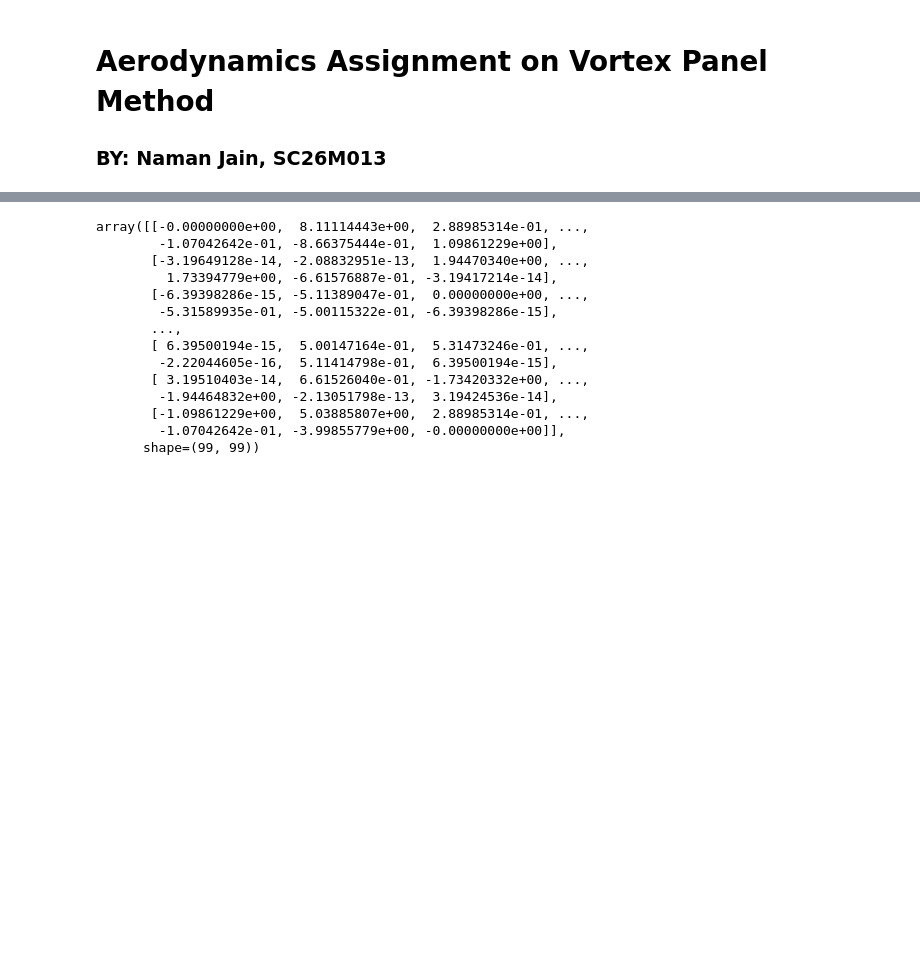
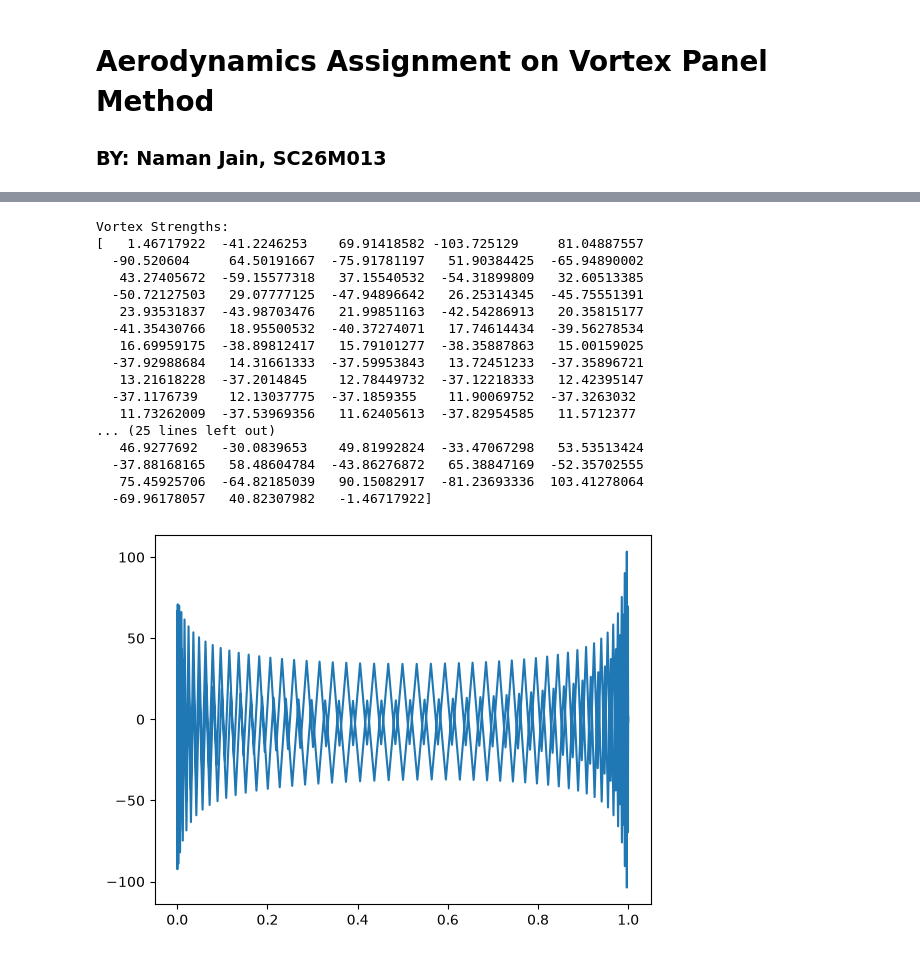
Before and after one commit to printhellonaman/Vortex-Panel-Method, a Jupyter notebook: Vortex_Panel.ipynb, the cells around one changed output, grey strips where cells are left out. Saved outputs shown, nothing was run; the diff lists cells and outputs as text; code cells hidden in the pictures; blank space fills up the shorter version.

```diff
--- a/Vortex_Panel.ipynb
+++ b/Vortex_Panel.ipynb
@@ -142,18 +178,53 @@ def J_matrix(N, l, x_c, y_c1, theta_p, x1, x2, y1, y2):
-# %%
-c = J_matrix(N, l, x_c, y_c1, theta_p, x1,x2,  y1, y2)
-c
-# %% [output]
-array([[-0.00000000e+00,  8.11114443e+00,  2.88985314e-01, ...,
-        -1.07042642e-01, -8.66375444e-01,  1.09861229e+00],
-       [-3.19649128e-14, -2.08832951e-13,  1.94470340e+00, ...,
-         1.73394779e+00, -6.61576887e-01, -3.19417214e-14],
-       [-6.39398286e-15, -5.11389047e-01,  0.00000000e+00, ...,
-        -5.31589935e-01, -5.00115322e-01, -6.39398286e-15],
-       ...,
-       [ 6.39500194e-15,  5.00147164e-01,  5.31473246e-01, ...,
-        -2.22044605e-16,  5.11414798e-01,  6.39500194e-15],
-       [ 3.19510403e-14,  6.61526040e-01, -1.73420332e+00, ...,
-        -1.94464832e+00, -2.13051798e-13,  3.19424536e-14],
-       [-1.09861229e+00,  5.03885807e+00,  2.88985314e-01, ...,
-        -1.07042642e-01, -3.99855779e+00, -0.00000000e+00]],
-      shape=(99, 99))
+# %%
+def vortex_panel_method_0(N, V_inf, alpha, J, theta_p):
+    normal_vector = np.array([np.sin(theta_p), -np.cos(theta_p)])
+
+    alpha1 = np.deg2rad(alpha)
+    u_inf = V_inf*np.cos(alpha1)
+    v_inf = V_inf*np.sin(alpha1)
+    V_total = np.array([u_inf, v_inf])
+    V_normal = np.dot(V_total, normal_vector)
+
+    A = np.zeros((N,N))
+    b = np.zeros(N)
+
+    A[:N-1, :] = J[:N-1, :]
+    b[:N-1] = -2 * np.pi * V_normal[:N-1]
+
+    #Kutta Condition
+    A[N-1, 0] = 1.0
+    A[N-1, N-1] = 1.0
+
+    b[N-1] = 0.0
+
+    # Solve for vortex strengths
+    gamma = np.linalg.solve(A, b)
+
+    return gamma, A, b
+# %%
+gamma = vortex_panel_method_0(N, 10, 5, J, theta_p)
+
+print("Vortex Strengths:")
+print(gamma[0])
+
+plt.plot(x_c, gamma[0])
+plt.show()
+# %% [output]
+Vortex Strengths:
+[   1.46717922  -41.2246253    69.91418582 -103.725129     81.04887557
+  -90.520604     64.50191667  -75.91781197   51.90384425  -65.94890002
+   43.27405672  -59.15577318   37.15540532  -54.31899809   32.60513385
+  -50.72127503   29.07777125  -47.94896642   26.25314345  -45.75551391
+   23.93531837  -43.98703476   21.99851163  -42.54286913   20.35815177
+  -41.35430766   18.95500532  -40.37274071   17.74614434  -39.56278534
+   16.69959175  -38.89812417   15.79101277  -38.35887863   15.00159025
+  -37.92988684   14.31661333  -37.59953843   13.72451233  -37.35896721
+   13.21618228  -37.2014845    12.78449732  -37.12218333   12.42395147
+  -37.1176739    12.13037775  -37.1859355    11.90069752  -37.3263032
+   11.73262009  -37.53969356   11.62405613  -37.82954585   11.5712377
+... (25 lines left out)
+   46.9277692   -30.0839653    49.81992824  -33.47067298   53.53513424
+  -37.88168165   58.48604784  -43.86276872   65.38847169  -52.35702555
+   75.45925706  -64.82185039   90.15082917  -81.23693336  103.41278064
+  -69.96178057   40.82307982   -1.46717922]
+[figure, added]
```
Also changed, not shown: parts of 4 cells of this notebook.
